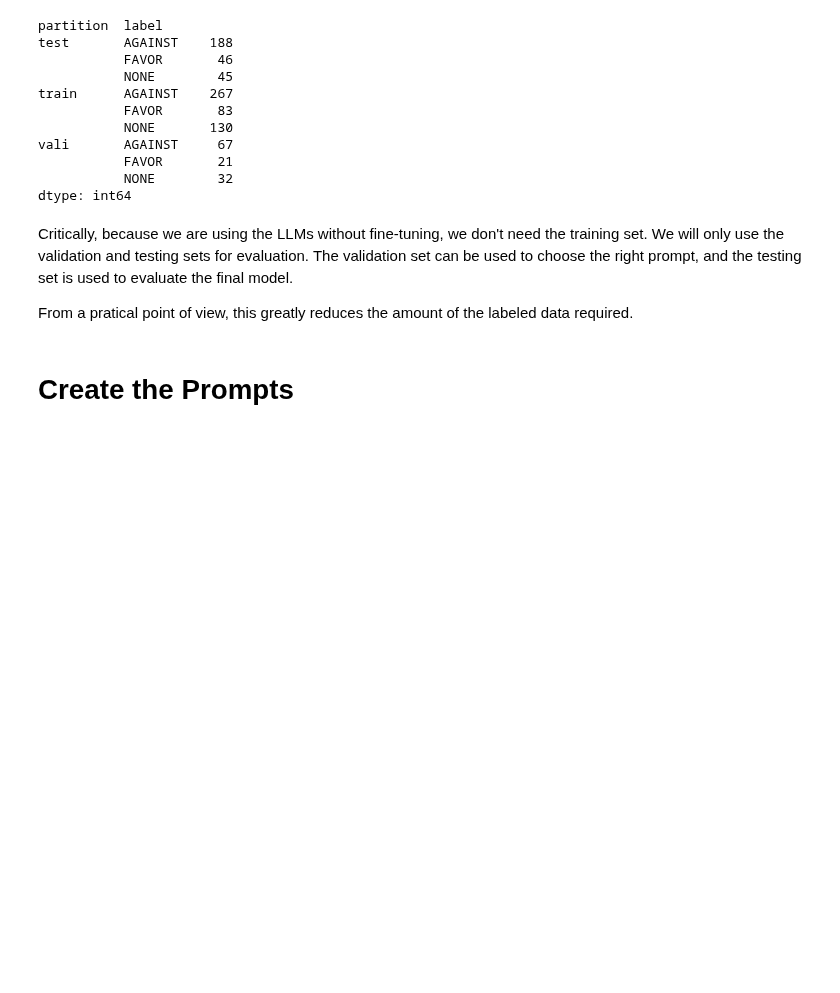
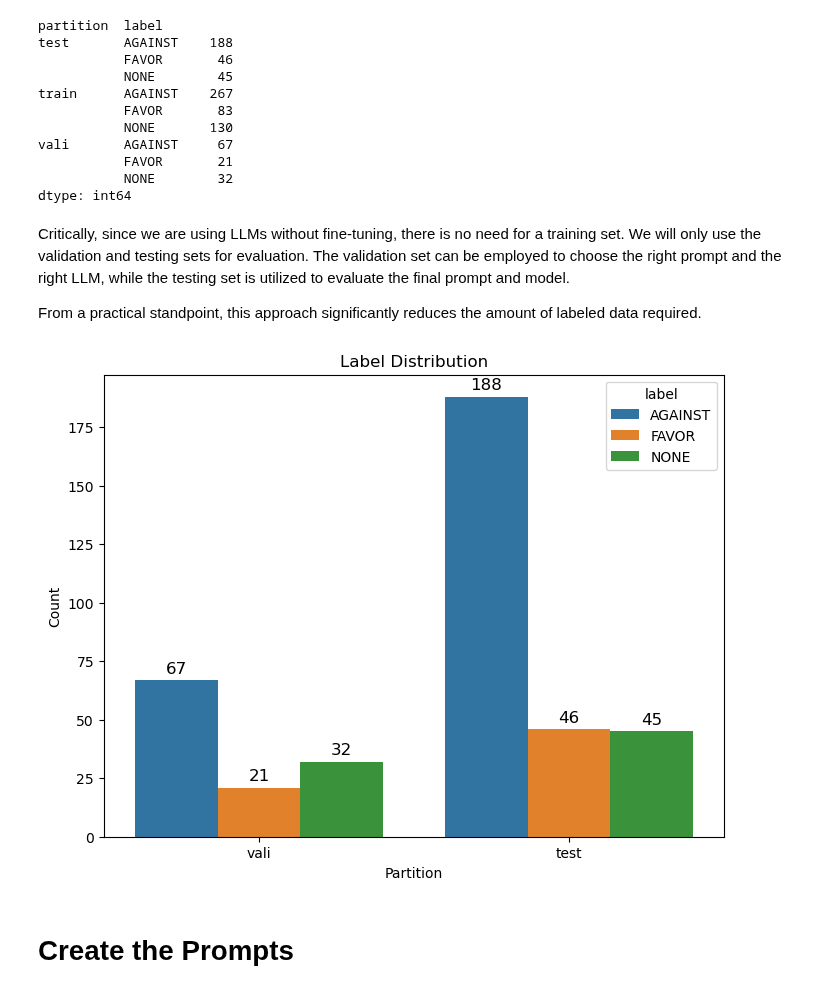
Before and after one commit to yunshiuan/prelim_stance_detection, a Jupyter notebook: llm-prompting_colab.ipynb, the cells around one changed output. Saved outputs shown, nothing was run; the diff lists cells and outputs as text; code cells hidden in the pictures; blank space fills up the shorter version.

Commit message:
visualize label distribution

```diff
--- a/llm-prompting_colab.ipynb
+++ b/llm-prompting_colab.ipynb
@@ -437,9 +438,42 @@ vali       AGAINST     67
            NONE        32
 dtype: int64
 # %% [markdown]
-Critically, because we are using the LLMs without fine-tuning, we don't need the training set. We will only use the validation and testing sets for evaluation. The validation set can be used to choose the right prompt, and the testing set is used to evaluate the final model.
+Critically, since we are using LLMs without fine-tuning, there is no need for a training set. We will only use the validation and testing sets for evaluation. The validation set can be employed to choose the right prompt and the right LLM, while the testing set is utilized to evaluate the final prompt and model.
 
-From a pratical point of view, this greatly reduces the amount of the labeled data required.
+From a practical standpoint, this approach significantly reduces the amount of labeled data required.
+# %%
+import seaborn as sns
+import matplotlib.pyplot as plt
+# only keep the vali and test partitions
+df_label_dist_plot = df_label_dist.reset_index()
+df_label_dist_plot = df_label_dist_plot[df_label_dist_plot.partition.isin(["vali", "test"])]
+
+
+# Create the bar plot
+plt.figure(figsize=(8, 6))
+ax = sns.barplot(data=df_label_dist_plot, x="partition", y=0, hue="label", order=["vali", "test"])
+
+# Customize the plot
+plt.xlabel("Partition")
+plt.ylabel("Count")
+plt.title("Label Distribution")
+
+# Add count on top of each bar
+for p in ax.patches:
+    ax.annotate(
+        f'{p.get_height():.0f}',
+        (p.get_x() + p.get_width() / 2., p.get_height()),
+        ha='center',
+        va='baseline',
+        fontsize=12,
+        color='black',
+        xytext=(0, 5),
+        textcoords='offset points'
+    )
+# Show the plot
+plt.show()
+# %% [output]
+[figure, added]
 # %% [markdown]
 # Create the Prompts
 # %% [markdown]
```
Also changed, not shown: parts of 2 cells of this notebook, 1 other file.
